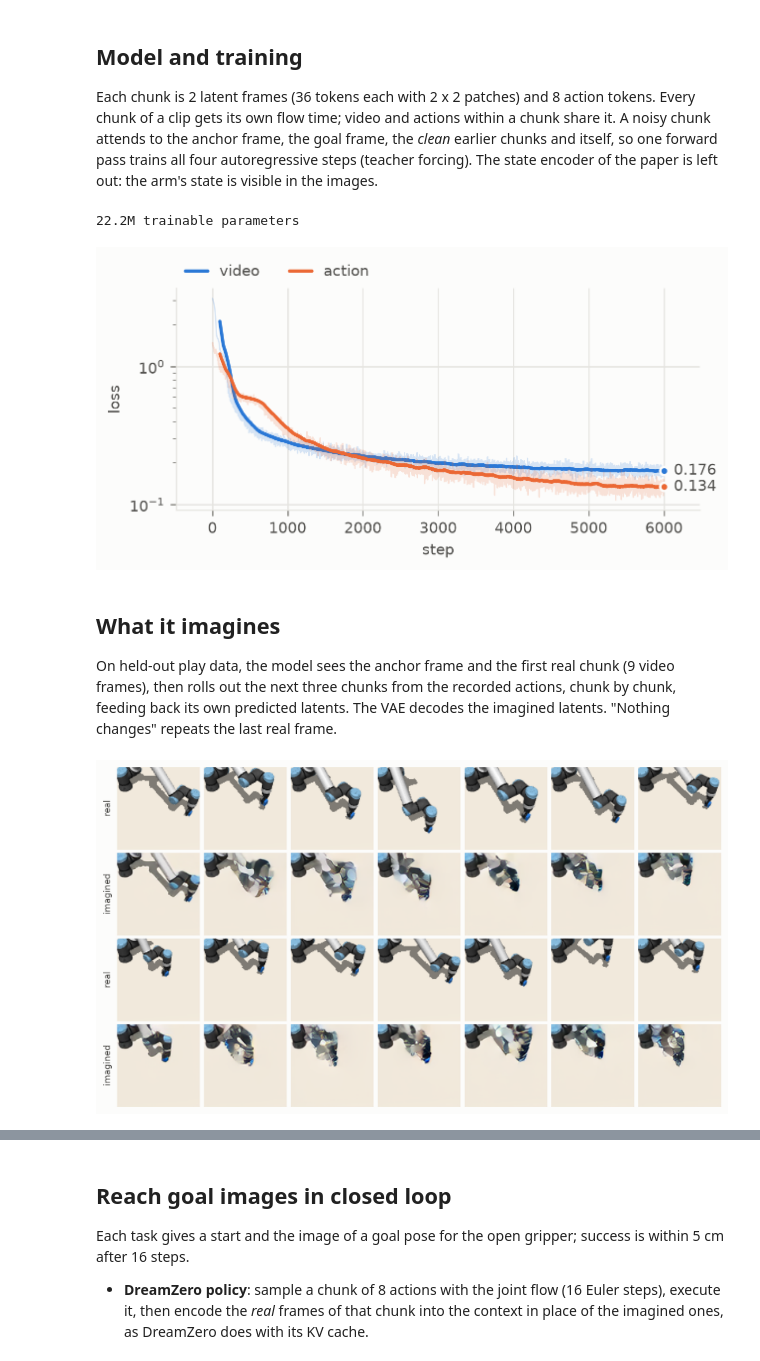
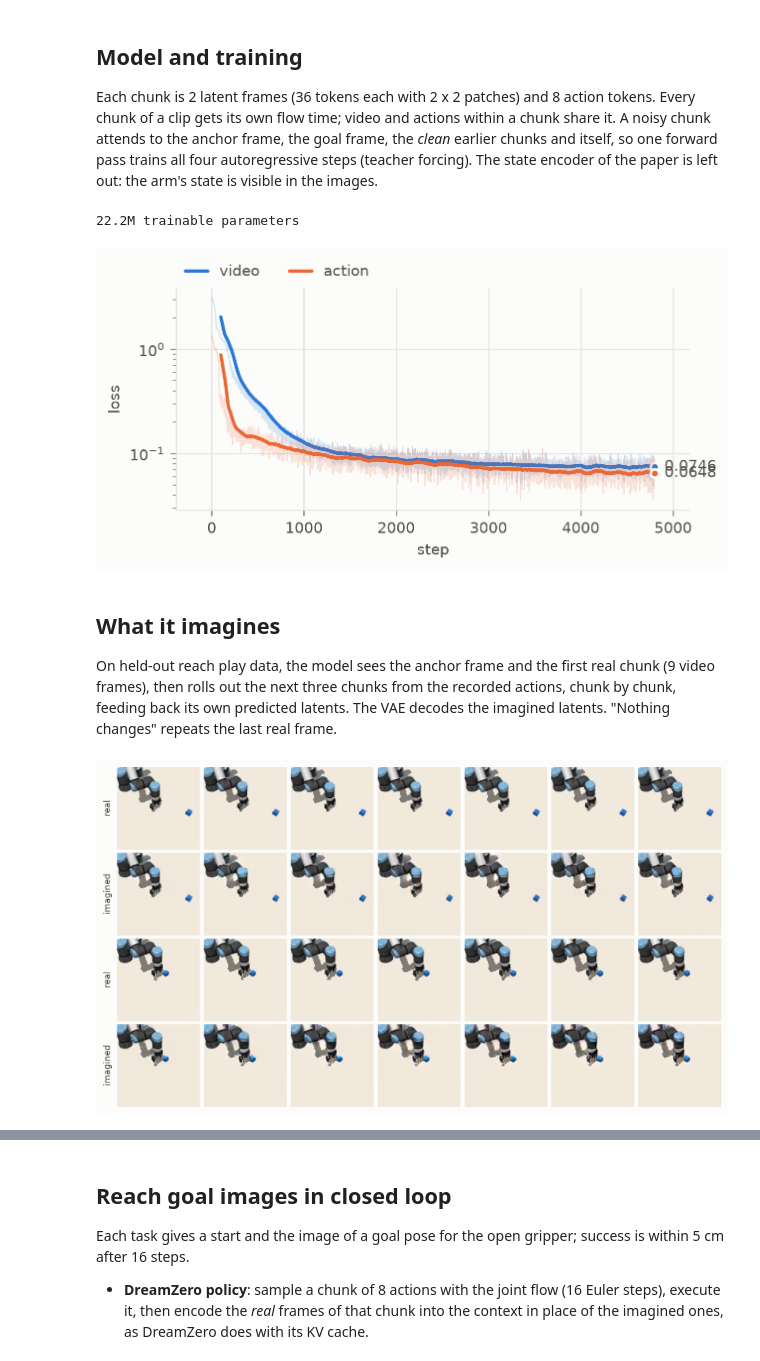
Before and after one commit to latent-horizon/pytorch-world, a Jupyter notebook: examples/action/dreamzero.ipynb, the cells around one changed output, grey strips where cells are left out. Drawn from its saved outputs; the diff is of its cells as text; code cells hidden in the pictures.

```diff
--- a/examples/action/dreamzero.ipynb
+++ b/examples/action/dreamzero.ipynb
@@ -33,8 +33,8 @@ A noisy scripted policy picks the cube up and puts it down at random spots, like
 # %%
 ROBOT = dict(robot="ur10e", size=96, control_dt=0.2, max_step=0.1)
-FRAMES, ACTIONS, STRIDE = 33, 32, 8
-data = RobotCube(batch_size=512, **ROBOT).collect(FRAMES + 32, generator=torch.Generator().manual_seed(0))
-starts = range(0, data["actions"].size(1) - ACTIONS + 1, STRIDE)
+FRAMES, ACTIONS, POSES = 33, 32, 4  # a clip reaches one pose in 32 steps
+data = RobotCube(batch_size=512, task="reach", **ROBOT).collect(1 + POSES * ACTIONS, every=ACTIONS, generator=torch.Generator().manual_seed(0))
+starts = range(0, POSES * ACTIONS, ACTIONS)
 print(f"{len(data['pixels'])} episodes x {len(starts)} clips of {FRAMES} frames")
-plots.images(data["pixels"][2, :16], [f"t={t}" for t in range(16)], size=1.3)
+plots.images(data["pixels"][2, :32:2], [f"t={t}" for t in range(0, 32, 2)], size=1.3)
 # %% [output]
@@ -107,30 +106,30 @@ model.eval()
 plots.curves(log, smooth=100)
 # %% [output]
 22.2M trainable parameters
-[figure, old version]
+[figure, new version]
 # %% [markdown]
 ## What it imagines
-On held-out play data, the model sees the anchor frame and the first real chunk (9 video frames), then rolls out the next three chunks from the recorded actions, chunk by chunk, feeding back its own predicted latents. The VAE decodes the imagined latents. "Nothing changes" repeats the last real frame.
+On held-out reach play data, the model sees the anchor frame and the first real chunk (9 video frames), then rolls out the next three chunks from the recorded actions, chunk by chunk, feeding back its own predicted latents. The VAE decodes the imagined latents. "Nothing changes" repeats the last real frame.
 # %%
-held_out = RobotCube(batch_size=32, **ROBOT).collect(FRAMES, generator=torch.Generator().manual_seed(5))
+held_out = RobotCube(batch_size=32, task="reach", **ROBOT).collect(FRAMES, generator=torch.Generator().manual_seed(5))
 real_pixels, real_actions = held_out["pixels"].to(device), held_out["actions"].to(device)
 with torch.no_grad():
     real = vae.encode(real_pixels)
     goal = vae.encode(real_pixels[:, -1:])[:, 0]
     imagined = model.rollout(real[:, :3], real_actions[:, 8:32], goal=goal, past_actions=real_actions[:, :8], generator=torch.Generator(device).manual_seed(0))
     video = vae.decode(imagined)
 frames = range(9, FRAMES)
 still = real_pixels[:, 8:9].expand(-1, FRAMES - 9, -1, -1, -1)
 plots.curves(
     {
         "DreamZero": (frames, metrics.psnr(video[:, 9:], real_pixels[:, 9:]).mean(0).tolist()),
         "nothing changes": (frames, metrics.psnr(still, real_pixels[:, 9:]).mean(0).tolist()),
     },
     smooth=1, logy=False, ylabel="PSNR (dB)",
 )
 show = list(range(8, FRAMES, 4))
 plots.images(torch.cat([real_pixels[0, show], video[0, show], real_pixels[1, show], video[1, show]]).cpu(), ncols=len(show), size=1.2, rows=["real", "imagined", "real", "imagined"])
 # %% [output]
-[figure, old version]
+[figure, new version]
 # %% [markdown]
 ## LeWAM on the same data
```
Also changed, not shown: parts of 8 cells of this notebook, 3 other files.
